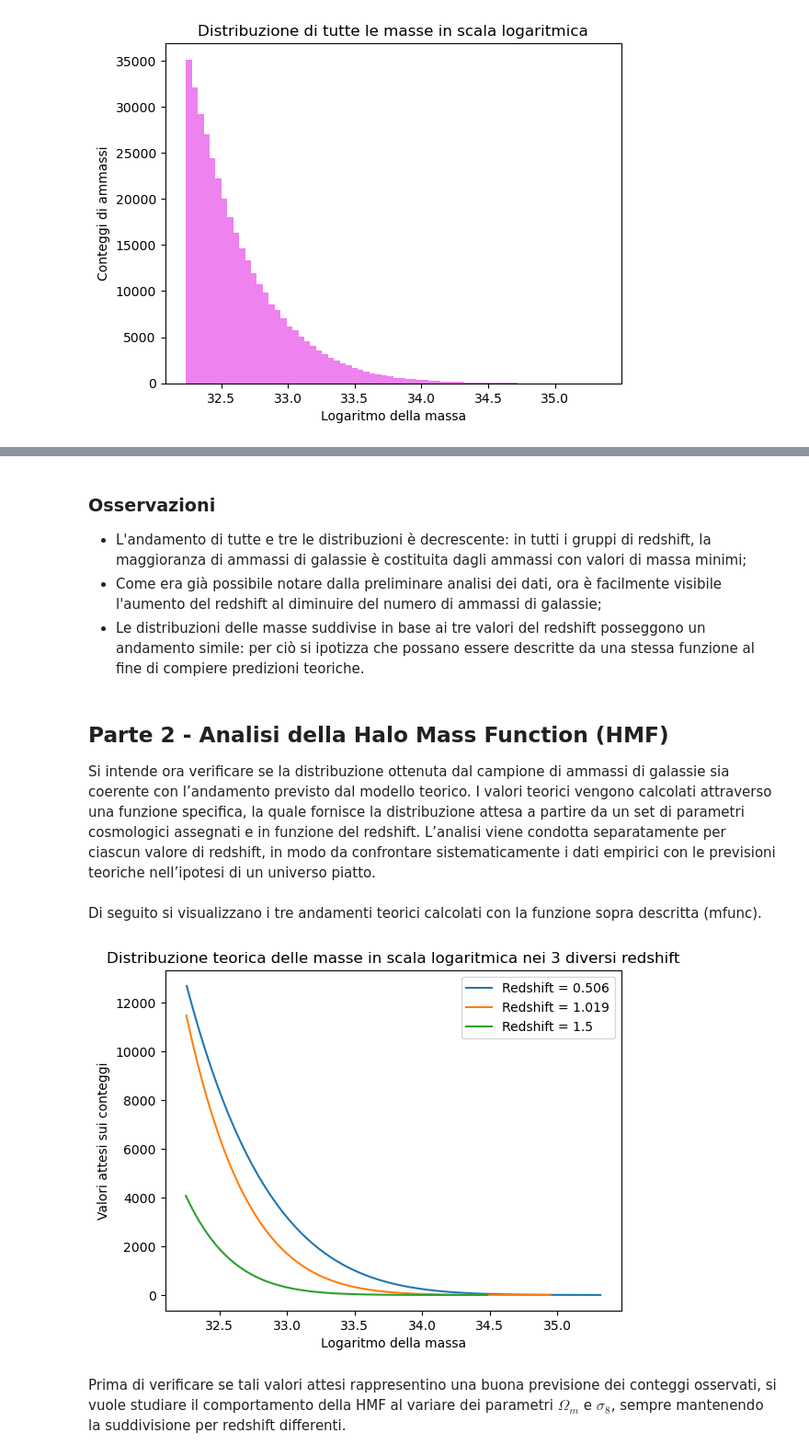
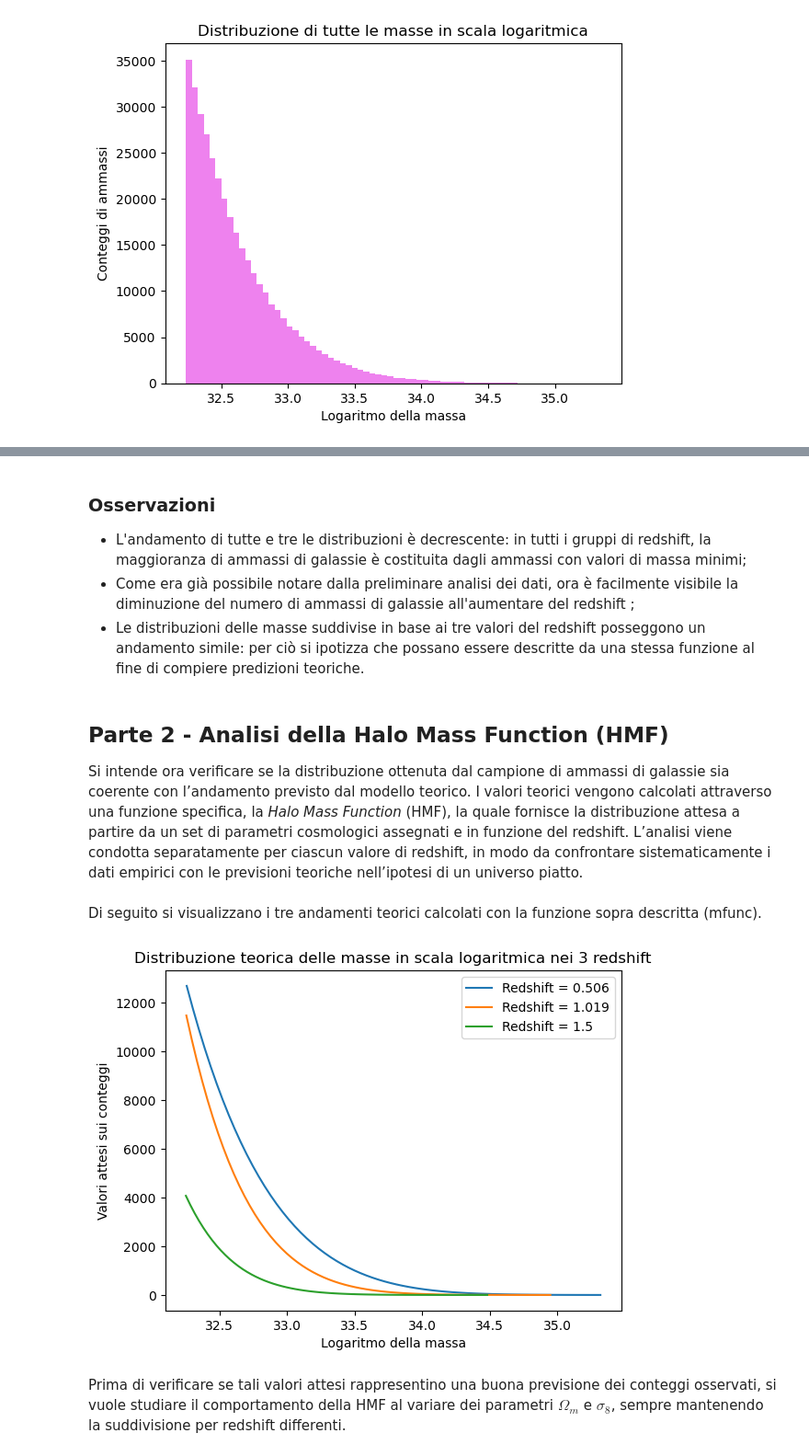
Before and after one commit to Gabry103/Esame-TRMD, a Jupyter notebook: Gabriele Furlani_HMF.ipynb, the cells around one changed output, grey strips where cells are left out. Shown at 92% size. Saved outputs shown, nothing was run; the diff lists cells and outputs as text; code cells hidden in the pictures.

```diff
--- a/Gabriele Furlani_HMF.ipynb
+++ b/Gabriele Furlani_HMF.ipynb
@@ -98,9 +95,9 @@ plt.show()
 # %% [markdown]
 ### Osservazioni
 - L'andamento di tutte e tre le distribuzioni è decrescente: in tutti i gruppi di redshift, la maggioranza di ammassi di galassie è costituita dagli ammassi con valori di massa minimi;
-- Come era già possibile notare dalla preliminare analisi dei dati, ora è facilmente visibile l'aumento del redshift al diminuire del numero di ammassi di galassie;
+- Come era già possibile notare dalla preliminare analisi dei dati, ora è facilmente visibile la diminuzione del numero di ammassi di galassie all'aumentare del redshift ;
 - Le distribuzioni delle masse suddivise in base ai tre valori del redshift posseggono un andamento simile: per ciò si ipotizza che possano essere descritte da una stessa funzione al fine di compiere predizioni teoriche.
 # %% [markdown]
 ## Parte 2 - Analisi della Halo Mass Function (HMF)
-Si intende ora verificare se la distribuzione ottenuta dal campione di ammassi di galassie sia coerente con l’andamento previsto dal modello teorico. I valori teorici vengono calcolati attraverso una funzione specifica, la quale fornisce la distribuzione attesa a partire da un set di parametri cosmologici assegnati e in funzione del redshift. L’analisi viene condotta separatamente per ciascun valore di redshift, in modo da confrontare sistematicamente i dati empirici con le previsioni teoriche nell’ipotesi di un universo piatto.
+Si intende ora verificare se la distribuzione ottenuta dal campione di ammassi di galassie sia coerente con l’andamento previsto dal modello teorico. I valori teorici vengono calcolati attraverso una funzione specifica, la _Halo Mass Function_ (HMF), la quale fornisce la distribuzione attesa a partire da un set di parametri cosmologici assegnati e in funzione del redshift. L’analisi viene condotta separatamente per ciascun valore di redshift, in modo da confrontare sistematicamente i dati empirici con le previsioni teoriche nell’ipotesi di un universo piatto.
 # %%
@@ -124,17 +121,17 @@ Di seguito si visualizzano i tre andamenti teorici calcolati con la funzione sop
 # %%
 for i,z in enumerate(z_val):
 
     #calcolo i valori attesi con la funzione data
     m_arr,val_att=mfunc([0.31,0.81],z,es_bin[i],dm[i],vol_val[i])
     plt.plot(np.log(m_arr), val_att, label='Redshift = {}'.format(z))
 
 plt.xlabel('Logaritmo della massa')
 plt.ylabel('Valori attesi sui conteggi')
-plt.title('Distribuzione teorica delle masse in scala logaritmica nei 3 diversi redshift')
+plt.title('Distribuzione teorica delle masse in scala logaritmica nei 3 redshift')
 plt.legend()
 plt.show()
 # %% [output]
-[figure, old version]
+[figure, new version]
 # %% [markdown]
 Prima di verificare se tali valori attesi rappresentino una buona previsione dei conteggi osservati, si vuole studiare il comportamento della HMF al variare dei parametri $\Omega_m$ e $\sigma_8$, sempre mantenendo la suddivisione per redshift differenti.
 # %%
```
Also changed, not shown: parts of 24 cells of this notebook.
